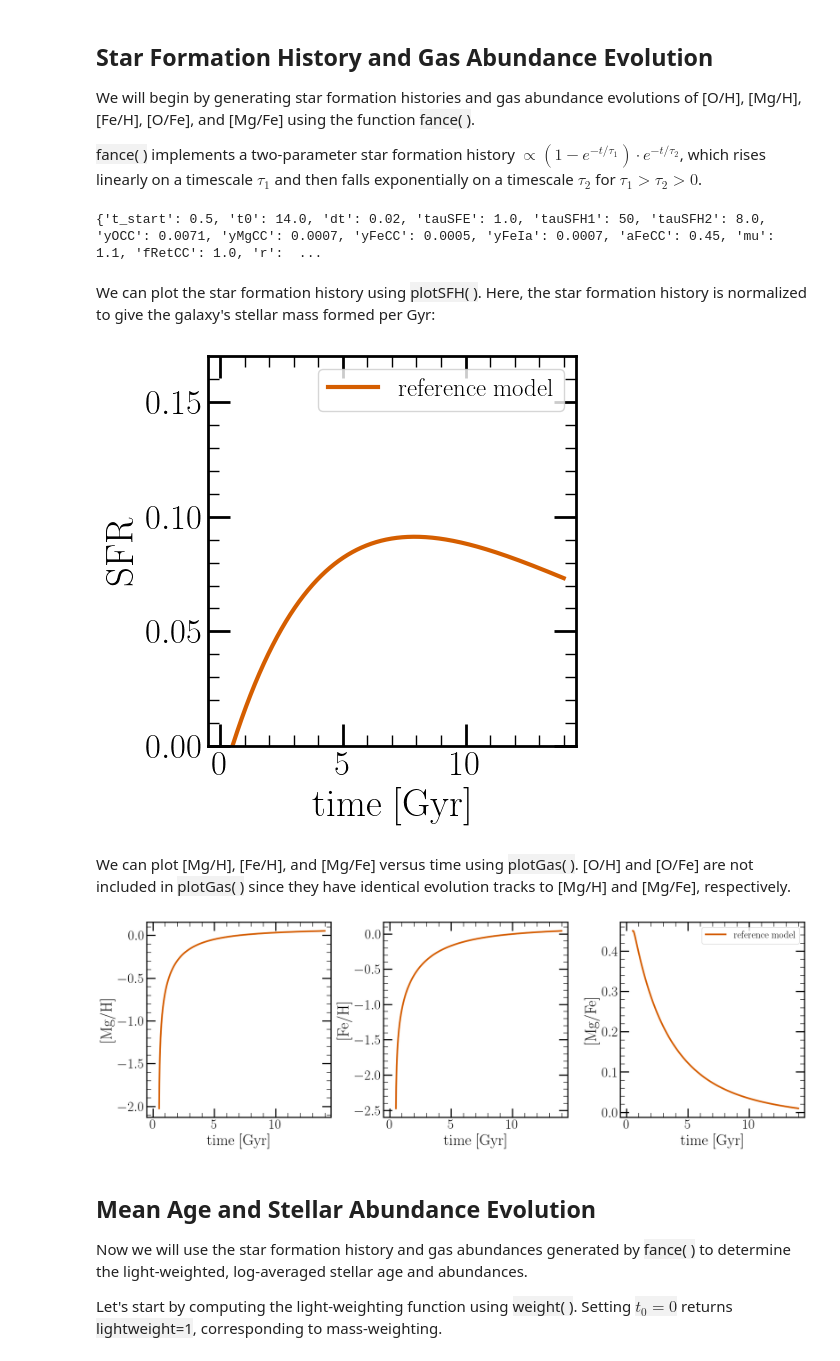
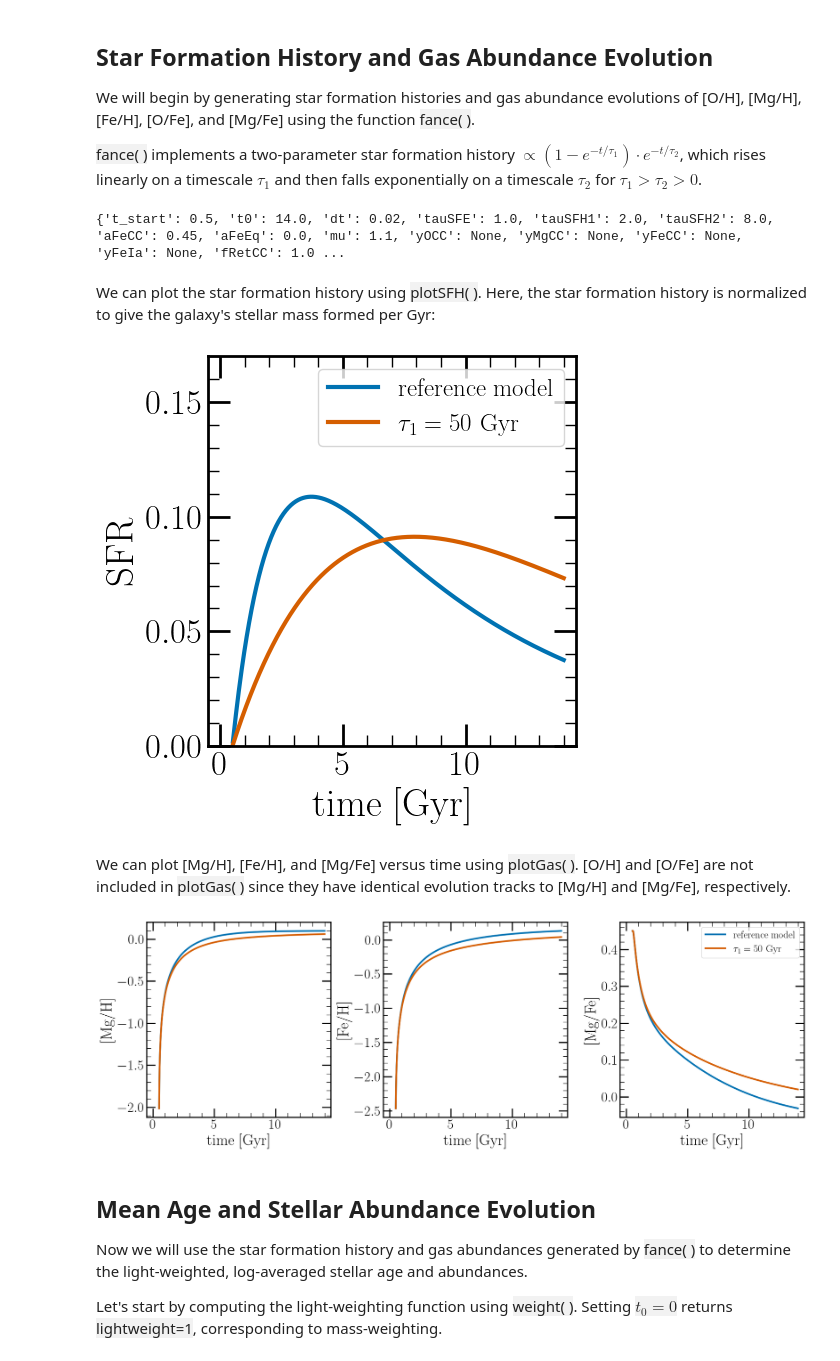
Before and after one commit to nmgountanis/fanCE, a Jupyter notebook: tutorials/tutorial_fanCE.ipynb, the cells around one changed output. Cells and saved outputs as stored; diff of their text form; code cells hidden in the pictures.

```diff
--- a/tutorials/tutorial_fanCE.ipynb
+++ b/tutorials/tutorial_fanCE.ipynb
@@ -23,28 +23,31 @@ We will begin by generating star formation histories and gas abundance evolution
 # %%
 # load default fance parameters
 par = DefaultfanCEParSet()
-
-# update tau1
-par['tauSFH1'] = 50
-
 print(par)
 # %% [output]
-{'t_start': 0.5, 't0': 14.0, 'dt': 0.02, 'tauSFE': 1.0, 'tauSFH1': 50, 'tauSFH2': 8.0, 'yOCC': 0.0071, 'yMgCC': 0.0007, 'yFeCC': 0.0005, 'yFeIa': 0.0007, 'aFeCC': 0.45, 'mu': 1.1, 'fRetCC': 1.0, 'r':  ...
+{'t_start': 0.5, 't0': 14.0, 'dt': 0.02, 'tauSFE': 1.0, 'tauSFH1': 2.0, 'tauSFH2': 8.0, 'aFeCC': 0.45, 'aFeEq': 0.0, 'mu': 1.1, 'yOCC': None, 'yMgCC': None, 'yFeCC': None, 'yFeIa': None, 'fRetCC': 1.0 ...
 # %%
 # Call fance
 t, sfr, OH, MgH, FeH, OFe, MgFe = fance(**par)
 # %% [markdown]
 We can plot the star formation history using <span style="background-color: #F2F2F2">plotSFH( )</span>. Here, the star formation history is normalized to give the galaxy's stellar mass formed per Gyr:
 # %%
-plotSFH(t, sfr, labels="reference model")
+ax = plotSFH(t, sfr, labels="reference model", c='C0')
+
+
+# update tau1, run fance, and add results to the plot
+par['tauSFH1'] = 50
+t, sfr1, OH1, MgH1, FeH1, OFe1, MgFe1 = fance(**par)
+ax = plotSFH(t, sfr1, labels="$\\tau_1=50$ Gyr", ax = ax, c='C2')
 # %% [output]
-[figure, old version]
+[figure, new version]
 # %% [markdown]
 We can plot [Mg/H], [Fe/H], and [Mg/Fe] versus time using <span style="background-color: #F2F2F2">plotGas( )</span>. [O/H] and [O/Fe] are not included in <span style="background-color: #F2F2F2">plotGas( )</span> since they have identical evolution tracks to [Mg/H] and [Mg/Fe], respectively.
 # %%
-plotGas(t, MgH, FeH, MgFe, labels="reference model")
+ax = plotGas(t, MgH, FeH, MgFe, labels="reference model", c='C0')
+ax = plotGas(t, MgH1, FeH1, MgFe1, labels="$\\tau_1=50$ Gyr", ax = ax, c='C2')
 # %% [output]
-[figure, old version]
+[figure, new version]
 # %% [markdown]
 ## Mean Age and Stellar Abundance Evolution
 
```
Also changed, not shown: parts of 3 cells of this notebook, 1 other file.
